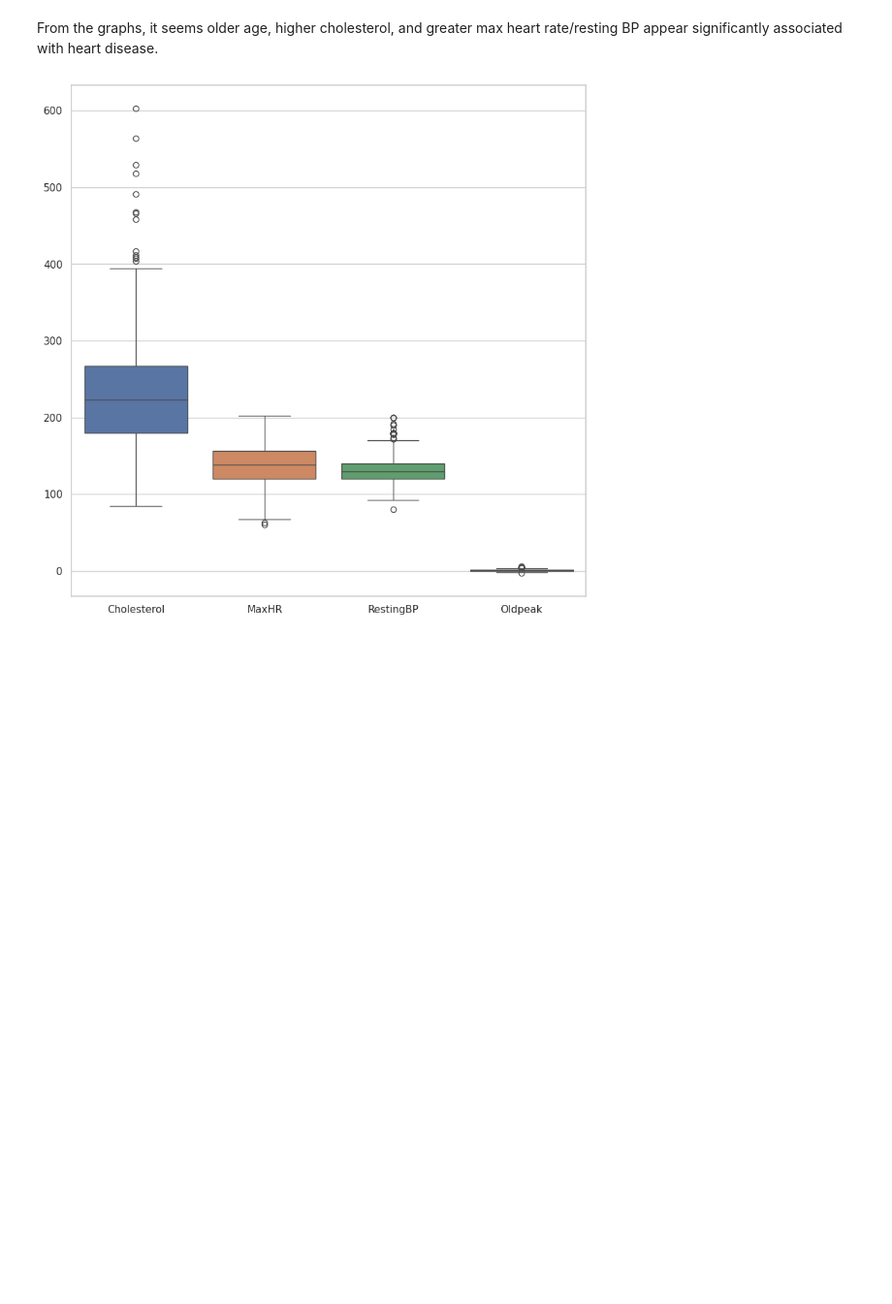
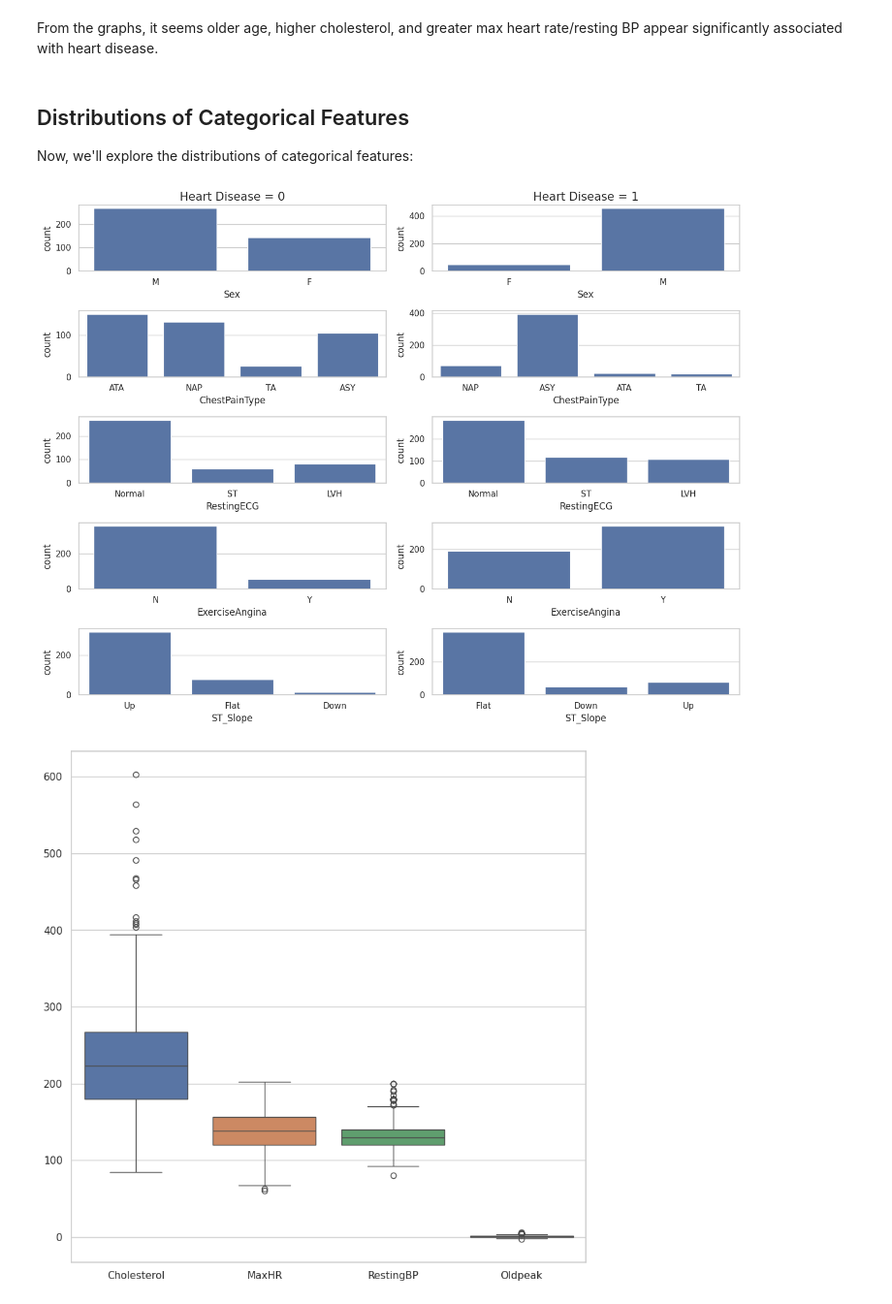
Before and after one commit to mcgmed/Heart-Disease-Prediction, a Jupyter notebook: notebook/heart-disease-prediction-notebook.ipynb, the cells around one changed output. Shown at 97% size. Drawn from its saved outputs; the diff is of its cells as text; code cells hidden in the pictures; blank space fills up the shorter version.

```diff
--- a/notebook/heart-disease-prediction-notebook.ipynb
+++ b/notebook/heart-disease-prediction-notebook.ipynb
@@ -214,6 +213,27 @@ sns.histplot(data=data.loc[data['HeartDisease'] == 1], x='Oldpeak', ax=ax[4, 1])
 [figure]
 # %% [markdown]
 From the graphs, it seems older age, higher cholesterol, and greater max heart rate/resting BP appear significantly associated with heart disease.
+# %% [markdown]
+## Distributions of Categorical Features
+Now, we'll explore the distributions of categorical features:
+# %%
+sns.set(style="whitegrid")
+
+fig, ax = plt.subplots(5,2, figsize=(13, 10), tight_layout=True)
+fig_1 = sns.countplot(data=data.loc[data['HeartDisease'] == 0], x='Sex', ax=ax[0, 0]);
+fig_1.set_title('Heart Disease = 0', fontsize=15);
+fig_2 = sns.countplot(data=data.loc[data['HeartDisease'] == 1], x='Sex', ax=ax[0, 1]);
+fig_2.set_title('Heart Disease = 1', fontsize=15);
+sns.countplot(data=data.loc[data['HeartDisease'] == 0], x='ChestPainType', ax=ax[1, 0]);
+sns.countplot(data=data.loc[data['HeartDisease'] == 1], x='ChestPainType', ax=ax[1, 1]);
+sns.countplot(data=data.loc[data['HeartDisease'] == 0], x='RestingECG', ax=ax[2, 0]);
+sns.countplot(data=data.loc[data['HeartDisease'] == 1], x='RestingECG', ax=ax[2, 1]);
+sns.countplot(data=data.loc[data['HeartDisease'] == 0], x='ExerciseAngina', ax=ax[3, 0]);
+sns.countplot(data=data.loc[data['HeartDisease'] == 1], x='ExerciseAngina', ax=ax[3, 1]);
+sns.countplot(data=data.loc[data['HeartDisease'] == 0], x='ST_Slope', ax=ax[4, 0]);
+sns.countplot(data=data.loc[data['HeartDisease'] == 1], x='ST_Slope', ax=ax[4, 1]);
+# %% [output]
+[figure, added]
 # %%
 plt.figure(figsize=(10,10))
 sns.boxplot(data=data.loc[:, ['Cholesterol', 'MaxHR','RestingBP', 'Oldpeak']]);
```
Also changed, not shown: parts of 19 cells of this notebook, 3 other files.
